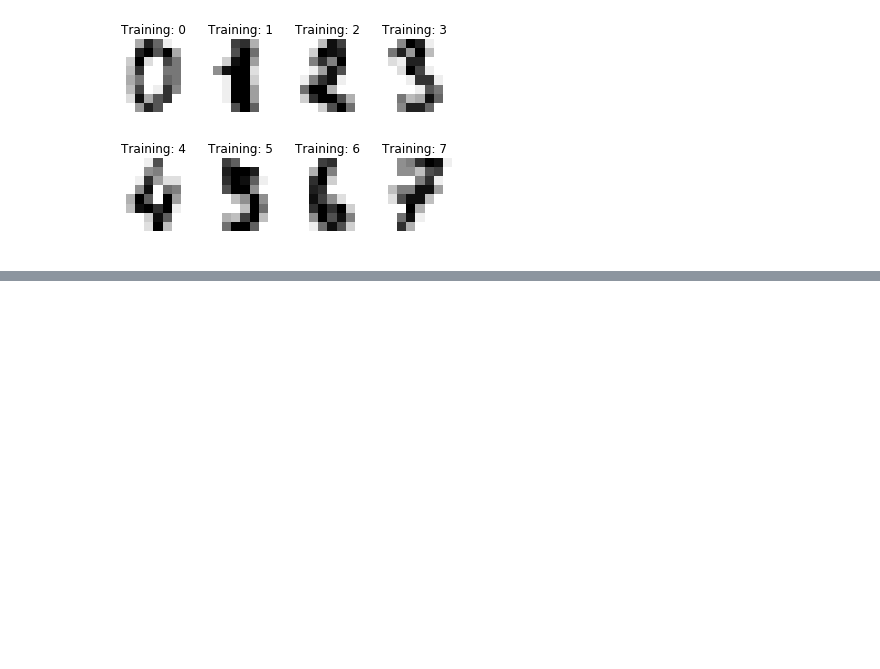
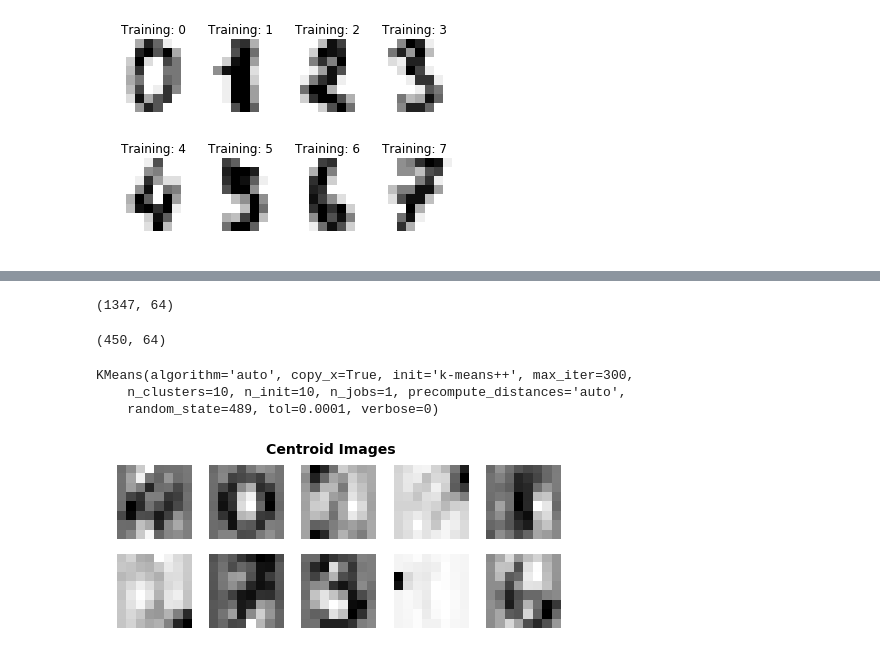
Before and after one commit to mumu3489/bcb_advanced_python_workshop, a Jupyter notebook: scikit-learn.ipynb, the cells around one changed output, grey strips where cells are left out. Cells and saved outputs as stored; diff of their text form; code cells hidden in the pictures; blank space fills up the shorter version.

Commit message:
Completed k-means

```diff
--- a/scikit-learn.ipynb
+++ b/scikit-learn.ipynb
@@ -58,0 +63,15 @@ for index, (image, label) in enumerate(image_label_list[:8]):
+# %%
+data=scale(digits.data)
+# %%
+from sklearn.model_selection import train_test_split
+
+x_train, x_test, y_train, y_test, images_train, images_test = train_test_split(
+        data, digits.target, digits.images, test_size = 0.25, random_state = 489)
+# %%
+x_train.shape
+# %% [output]
+(1347, 64)
+# %%
+x_test.shape
+# %% [output]
+(450, 64)
@@ -58,0 +80,18 @@ for index, (image, label) in enumerate(image_label_list[:8]):
+# %%
+k_means_predictor = cluster.KMeans(n_clusters = 10, random_state = 489)
+
+k_means_predictor.fit(x_train)
+# %% [output]
+KMeans(algorithm='auto', copy_x=True, init='k-means++', max_iter=300,
+    n_clusters=10, n_init=10, n_jobs=1, precompute_distances='auto',
+    random_state=489, tol=0.0001, verbose=0)
+# %%
+fig = plot.figure(figsize=(8, 3))
+fig.suptitle('Centroid Images', fontsize = 14, fontweight = 'bold')
+
+for i in range(10):
+    ax = fig.add_subplot(2, 5, 1 + i)
+    ax.imshow(k_means_predictor.cluster_centers_[i].reshape((8, 8)), cmap = plot.cm.binary)
+    plot.axis('off')
+# %% [output]
+[figure, added]
```
Also changed, not shown: parts of 8 cells of this notebook.
